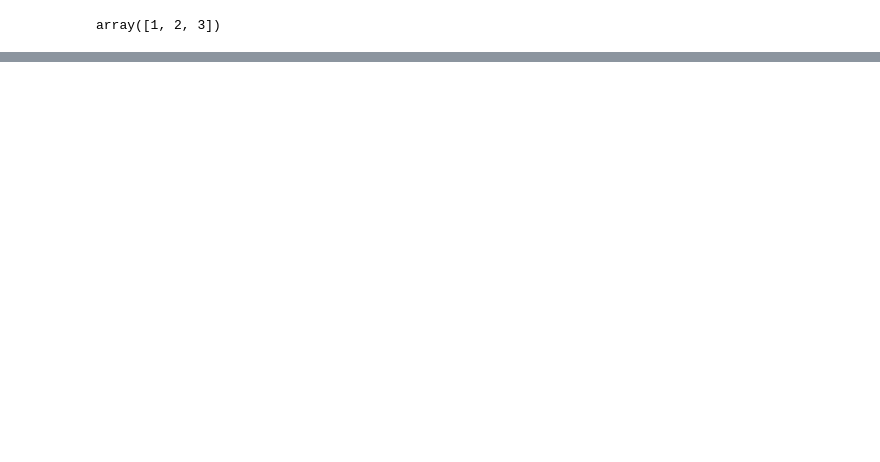
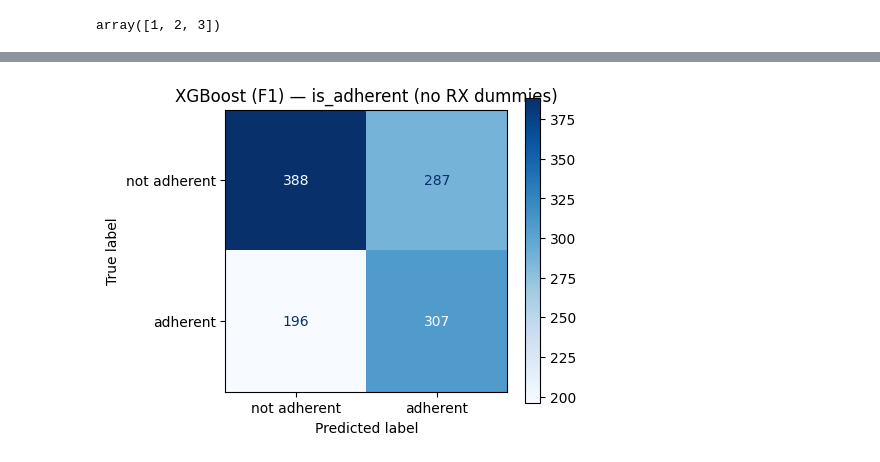
Before and after one commit to FrianaEngineer/Medical-Adherence, a Jupyter notebook: Notebooks/MEPS/2023_clean.ipynb, the cells around one changed output, grey strips where cells are left out. Saved outputs shown, nothing was run; the diff lists cells and outputs as text; code cells hidden in the pictures; blank space fills up the shorter version.

```diff
--- a/Notebooks/MEPS/2023_clean.ipynb
+++ b/Notebooks/MEPS/2023_clean.ipynb
@@ -2764,0 +2862,78 @@ Confusion matrix (test set):
+# %%
+# XGBoost grid search tuned on F1 — progress + ETA
+param_list_xgb = list(ParameterGrid(XGB_PARAM_GRID))
+n_combos_xgb = len(param_list_xgb)
+cv_xgb = StratifiedKFold(n_splits=CV_FOLDS, shuffle=True, random_state=RANDOM_STATE)
+
+print(
+    f"Starting XGBoost grid search (F1): "
+    f"{n_combos_xgb} combos x {CV_FOLDS} folds = {n_combos_xgb * CV_FOLDS} fits\n"
+)
+
+best_score_xgb = -np.inf
+best_params_xgb = None
+results_xgb = []
+t0 = time.perf_counter()
+
+for i, params in enumerate(param_list_xgb, start=1):
+    fold_scores = []
+    for train_idx, val_idx in cv_xgb.split(X_train_xgb, y_train_xgb):
+        xgb = XGBClassifier(
+            objective="binary:logistic",
+            eval_metric="logloss",
+            random_state=RANDOM_STATE,
+            n_jobs=-1,
+            scale_pos_weight=scale_pos_weight,
+            **params,
+        )
+        xgb.fit(X_train_xgb.iloc[train_idx], y_train_xgb.iloc[train_idx])
+        pred = xgb.predict(X_train_xgb.iloc[val_idx])
+        fold_scores.append(f1_score(y_train_xgb.iloc[val_idx], pred))
+
+    mean_score = float(np.mean(fold_scores))
+    results_xgb.append({**params, "mean_f1": mean_score})
+
+    if mean_score > best_score_xgb:
+        best_score_xgb = mean_score
+        best_params_xgb = params
+
+    elapsed = time.perf_counter() - t0
+    remaining = (elapsed / i) * (n_combos_xgb - i)
+    print(
+        f"[{i}/{n_combos_xgb}] mean_f1={mean_score:.4f} | "
+        f"elapsed={elapsed/60:.1f}m | ETA={remaining/60:.1f}m | "
+        f"best_f1={best_score_xgb:.4f}"
+    )
+
+print(f"\nDone in {(time.perf_counter() - t0)/60:.1f} minutes")
+print("Best params (XGB F1):", best_params_xgb)
+print(f"Best CV f1: {best_score_xgb:.4f}")
+
+best_xgb = XGBClassifier(
+    objective="binary:logistic",
+    eval_metric="logloss",
+    random_state=RANDOM_STATE,
+    n_jobs=-1,
+    scale_pos_weight=scale_pos_weight,
+    **best_params_xgb,
+)
+best_xgb.fit(X_train_xgb, y_train_xgb)
+y_pred_xgb = best_xgb.predict(X_test_xgb)
+y_proba_xgb = best_xgb.predict_proba(X_test_xgb)[:, 1]
+
+print(f"\nTest ROC-AUC: {roc_auc_score(y_test_xgb, y_proba_xgb):.4f}")
+print("\nClassification report (test set, XGB F1-tuned):")
+print(classification_report(y_test_xgb, y_pred_xgb, digits=3))
+
+cm_xgb = confusion_matrix(y_test_xgb, y_pred_xgb)
+print("Confusion matrix (test set):")
+print(cm_xgb)
+
+fig, ax = plt.subplots(figsize=(5, 4))
+ConfusionMatrixDisplay(
+    confusion_matrix=cm_xgb, display_labels=["not adherent", "adherent"]
+).plot(ax=ax, cmap="Blues")
+ax.set_title("XGBoost (F1) — is_adherent (no RX dummies)")
+plt.tight_layout()
+plt.show()
+# %% [output]
@@ -2764,0 +2957 @@ Confusion matrix (test set):
+[figure, added]
```
Also changed, not shown: parts of 59 cells of this notebook, 13 other files.
